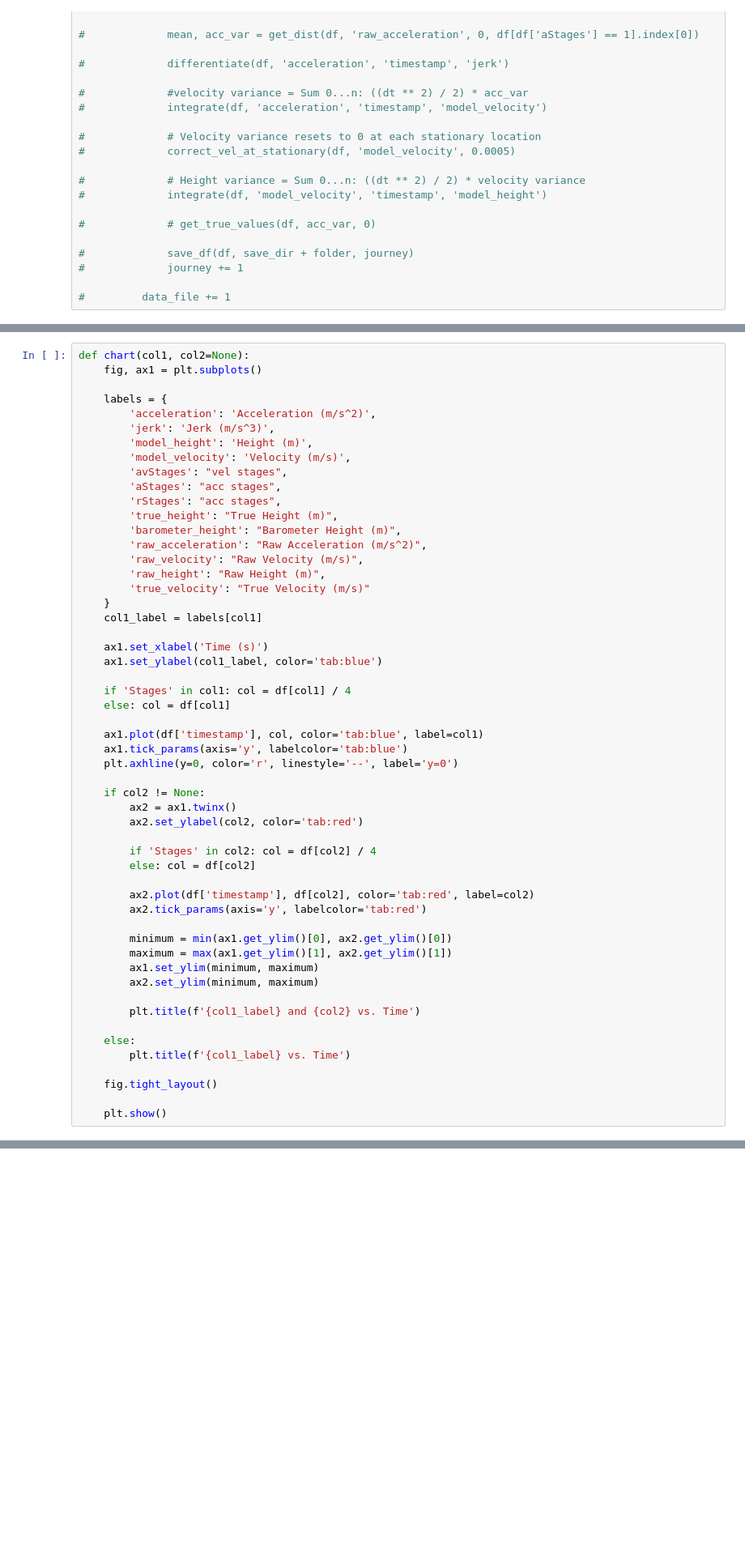
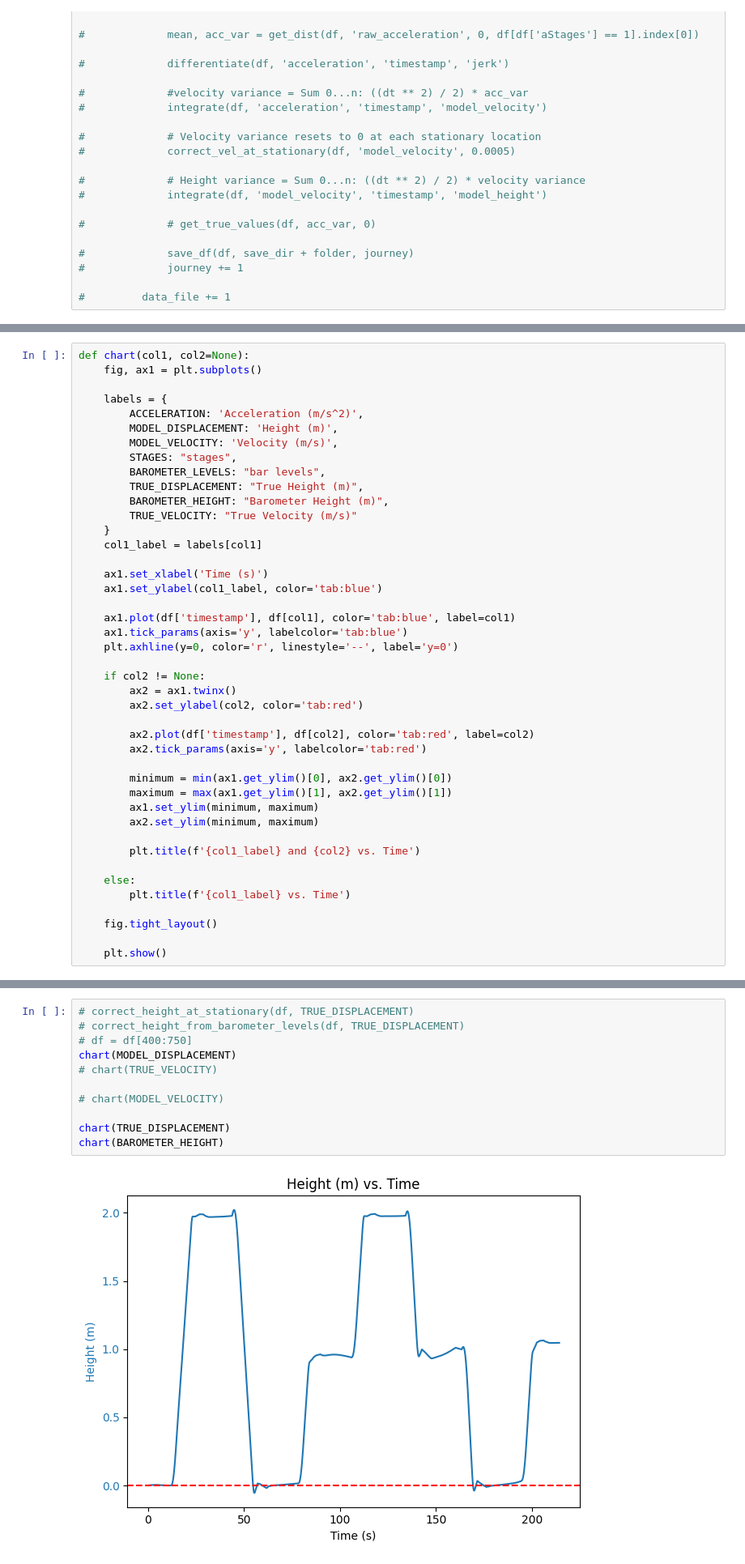
Before and after one commit to OGreenwood672/pr_kalman, a Jupyter notebook: analysis.ipynb, the cells around one changed output, grey strips where cells are left out. Shown at 81% size. Cells and saved outputs as stored; diff of their text form; blank space fills up the shorter version.

```diff
--- a/analysis.ipynb
+++ b/analysis.ipynb
@@ -641,38 +847,27 @@ def chart(col1, col2=None):
     fig, ax1 = plt.subplots()
 
     labels = {
-        'acceleration': 'Acceleration (m/s^2)',
-        'jerk': 'Jerk (m/s^3)',
-        'model_height': 'Height (m)',
-        'model_velocity': 'Velocity (m/s)',
-        'avStages': "vel stages",
-        'aStages': "acc stages",
-        'rStages': "acc stages",
-        'true_height': "True Height (m)",
-        'barometer_height': "Barometer Height (m)",
-        'raw_acceleration': "Raw Acceleration (m/s^2)",
-        'raw_velocity': "Raw Velocity (m/s)",
-        'raw_height': "Raw Height (m)",
-        'true_velocity': "True Velocity (m/s)"
+        ACCELERATION: 'Acceleration (m/s^2)',
+        MODEL_DISPLACEMENT: 'Height (m)',
+        MODEL_VELOCITY: 'Velocity (m/s)',
+        STAGES: "stages",
+        BAROMETER_LEVELS: "bar levels",
+        TRUE_DISPLACEMENT: "True Height (m)",
+        BAROMETER_HEIGHT: "Barometer Height (m)",
+        TRUE_VELOCITY: "True Velocity (m/s)"
     }
     col1_label = labels[col1]
 
     ax1.set_xlabel('Time (s)')
     ax1.set_ylabel(col1_label, color='tab:blue')
 
-    if 'Stages' in col1: col = df[col1] / 4
-    else: col = df[col1]
-
-    ax1.plot(df['timestamp'], col, color='tab:blue', label=col1)
+    ax1.plot(df['timestamp'], df[col1], color='tab:blue', label=col1)
     ax1.tick_params(axis='y', labelcolor='tab:blue')
     plt.axhline(y=0, color='r', linestyle='--', label='y=0')
 
     if col2 != None:
         ax2 = ax1.twinx()
         ax2.set_ylabel(col2, color='tab:red')
-
-        if 'Stages' in col2: col = df[col2] / 4
-        else: col = df[col2]
 
         ax2.plot(df['timestamp'], df[col2], color='tab:red', label=col2)
         ax2.tick_params(axis='y', labelcolor='tab:red')
@@ -736,0 +888,13 @@ chart('rStages', 'raw_acceleration')
+# %%
+# correct_height_at_stationary(df, TRUE_DISPLACEMENT)
+# correct_height_from_barometer_levels(df, TRUE_DISPLACEMENT)
+# df = df[400:750]
+chart(MODEL_DISPLACEMENT)
+# chart(TRUE_VELOCITY)
+
+# chart(MODEL_VELOCITY)
+
+chart(TRUE_DISPLACEMENT)
+chart(BAROMETER_HEIGHT)
+# %% [output]
+[figure, added]
```
Also changed, not shown: parts of 21 cells of this notebook, 2 other files.
